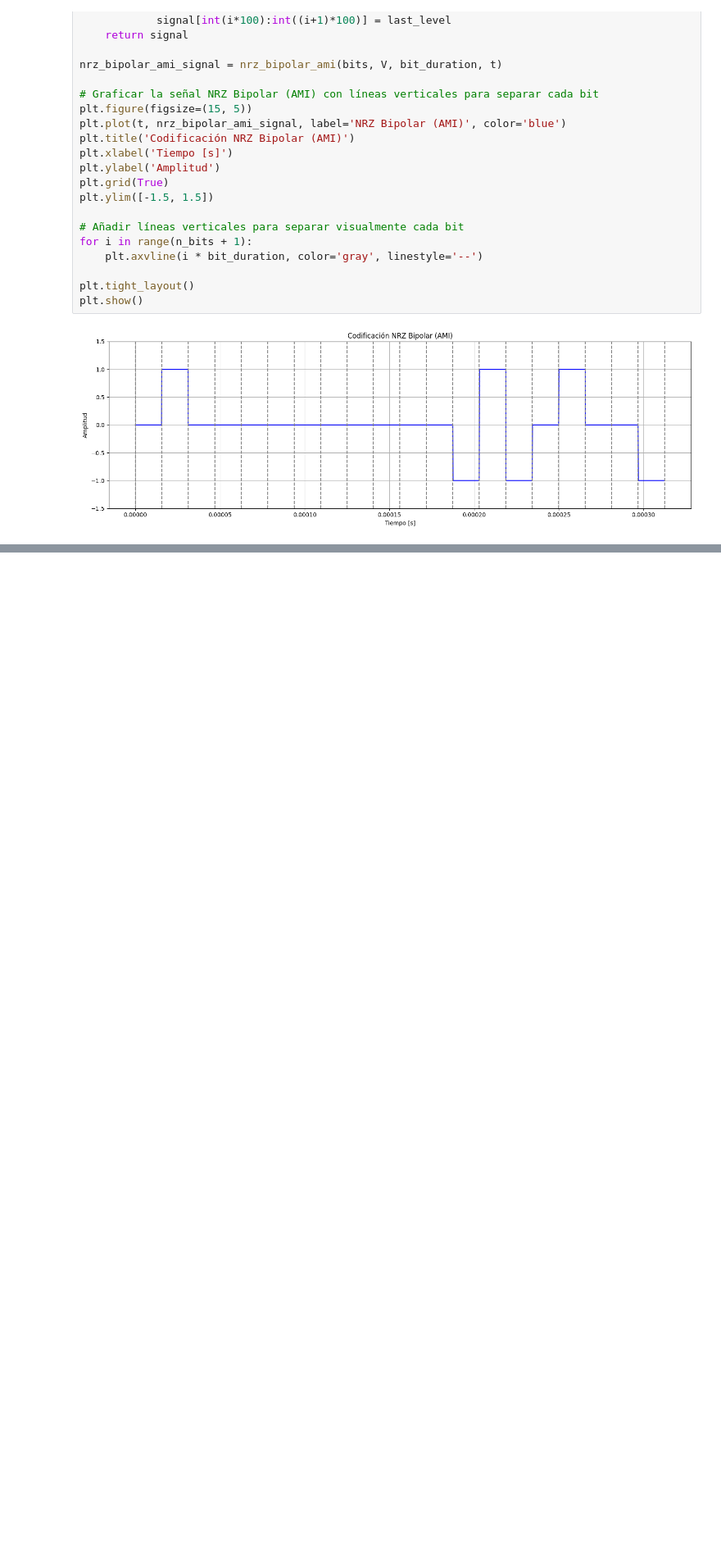
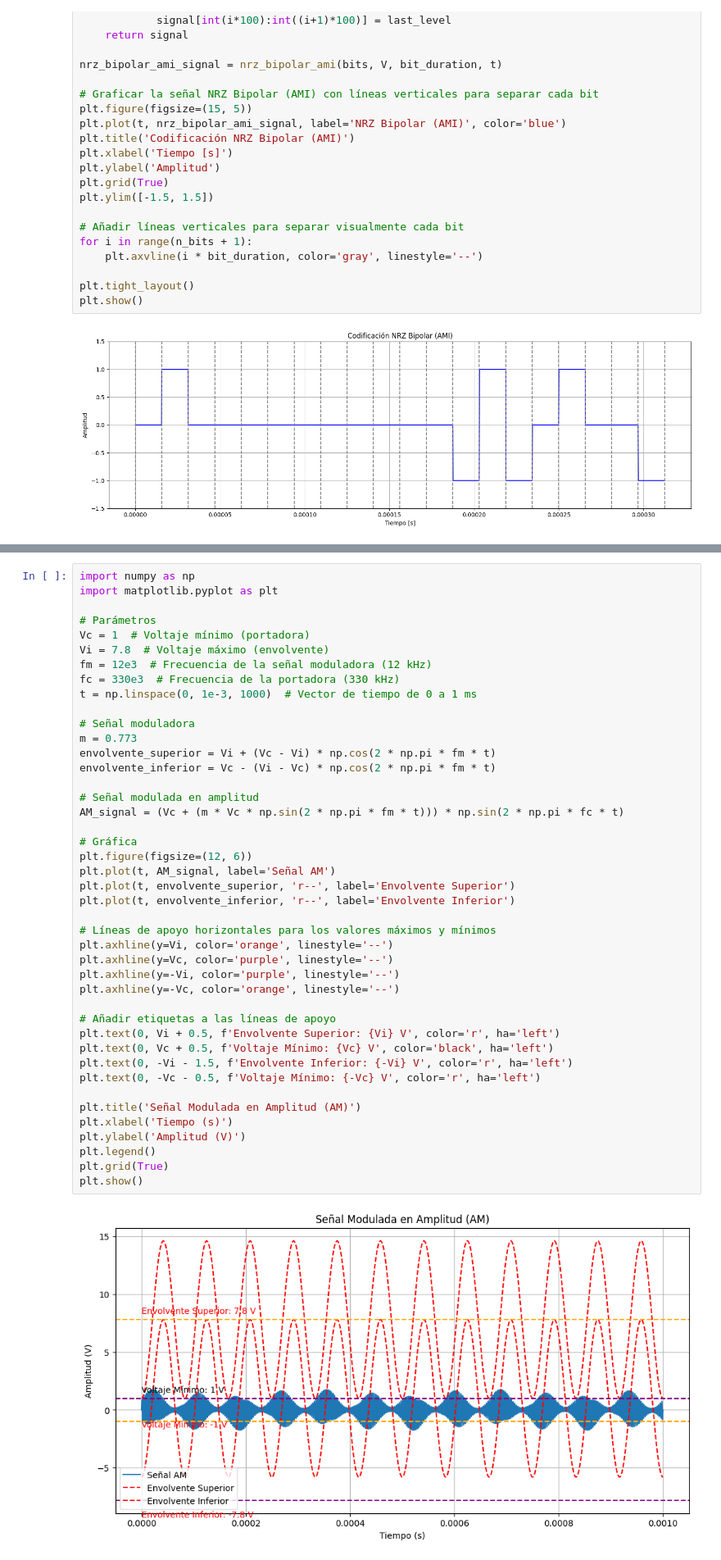
Before and after one commit to IsraMejia/AI_DataScienceBootcamp, a Jupyter notebook: others/pruebas/graficos_modulacion.ipynb, the cells around one changed output, grey strips where cells are left out. Shown: that part at 82% size. Drawn from its saved outputs; the diff is of its cells as text; blank space fills up the shorter version.

```diff
--- a/others/pruebas/graficos_modulacion.ipynb
+++ b/others/pruebas/graficos_modulacion.ipynb
@@ -94,0 +129,45 @@ plt.show()
+# %%
+import numpy as np
+import matplotlib.pyplot as plt
+
+# Parámetros
+Vc = 1  # Voltaje mínimo (portadora)
+Vi = 7.8  # Voltaje máximo (envolvente)
+fm = 12e3  # Frecuencia de la señal moduladora (12 kHz)
+fc = 330e3  # Frecuencia de la portadora (330 kHz)
+t = np.linspace(0, 1e-3, 1000)  # Vector de tiempo de 0 a 1 ms
+
+# Señal moduladora
+m = 0.773
+envolvente_superior = Vi + (Vc - Vi) * np.cos(2 * np.pi * fm * t)
+envolvente_inferior = Vc - (Vi - Vc) * np.cos(2 * np.pi * fm * t)
+
+# Señal modulada en amplitud
+AM_signal = (Vc + (m * Vc * np.sin(2 * np.pi * fm * t))) * np.sin(2 * np.pi * fc * t)
+
+# Gráfica
+plt.figure(figsize=(12, 6))
+plt.plot(t, AM_signal, label='Señal AM')
+plt.plot(t, envolvente_superior, 'r--', label='Envolvente Superior')
+plt.plot(t, envolvente_inferior, 'r--', label='Envolvente Inferior')
+
+# Líneas de apoyo horizontales para los valores máximos y mínimos
+plt.axhline(y=Vi, color='orange', linestyle='--')
+plt.axhline(y=Vc, color='purple', linestyle='--')
+plt.axhline(y=-Vi, color='purple', linestyle='--')
+plt.axhline(y=-Vc, color='orange', linestyle='--')
+
+# Añadir etiquetas a las líneas de apoyo
+plt.text(0, Vi + 0.5, f'Envolvente Superior: {Vi} V', color='r', ha='left')
+plt.text(0, Vc + 0.5, f'Voltaje Mínimo: {Vc} V', color='black', ha='left')
+plt.text(0, -Vi - 1.5, f'Envolvente Inferior: {-Vi} V', color='r', ha='left')
+plt.text(0, -Vc - 0.5, f'Voltaje Mínimo: {-Vc} V', color='r', ha='left')
+
+plt.title('Señal Modulada en Amplitud (AM)')
+plt.xlabel('Tiempo (s)')
+plt.ylabel('Amplitud (V)')
+plt.legend()
+plt.grid(True)
+plt.show()
+# %% [output]
+[figure, added]
```
Also changed, not shown: parts of 2 cells of this notebook.
